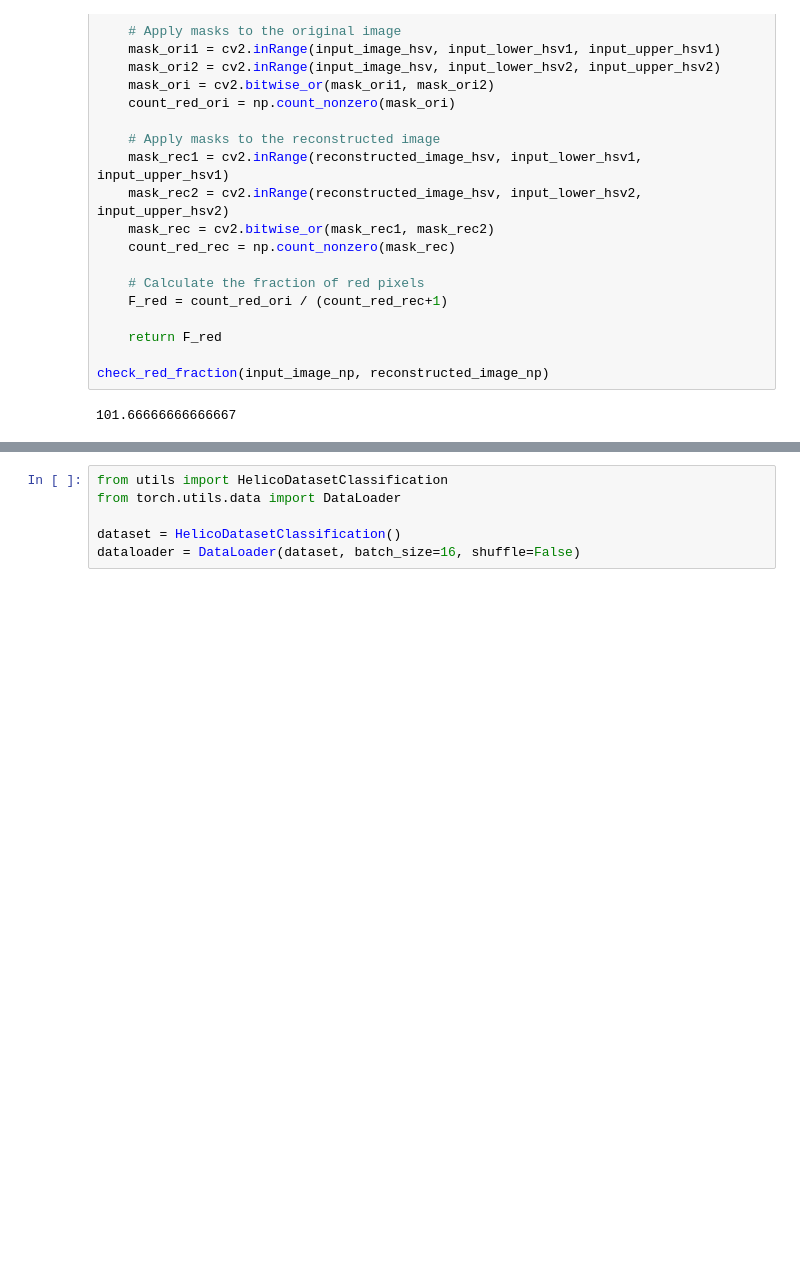
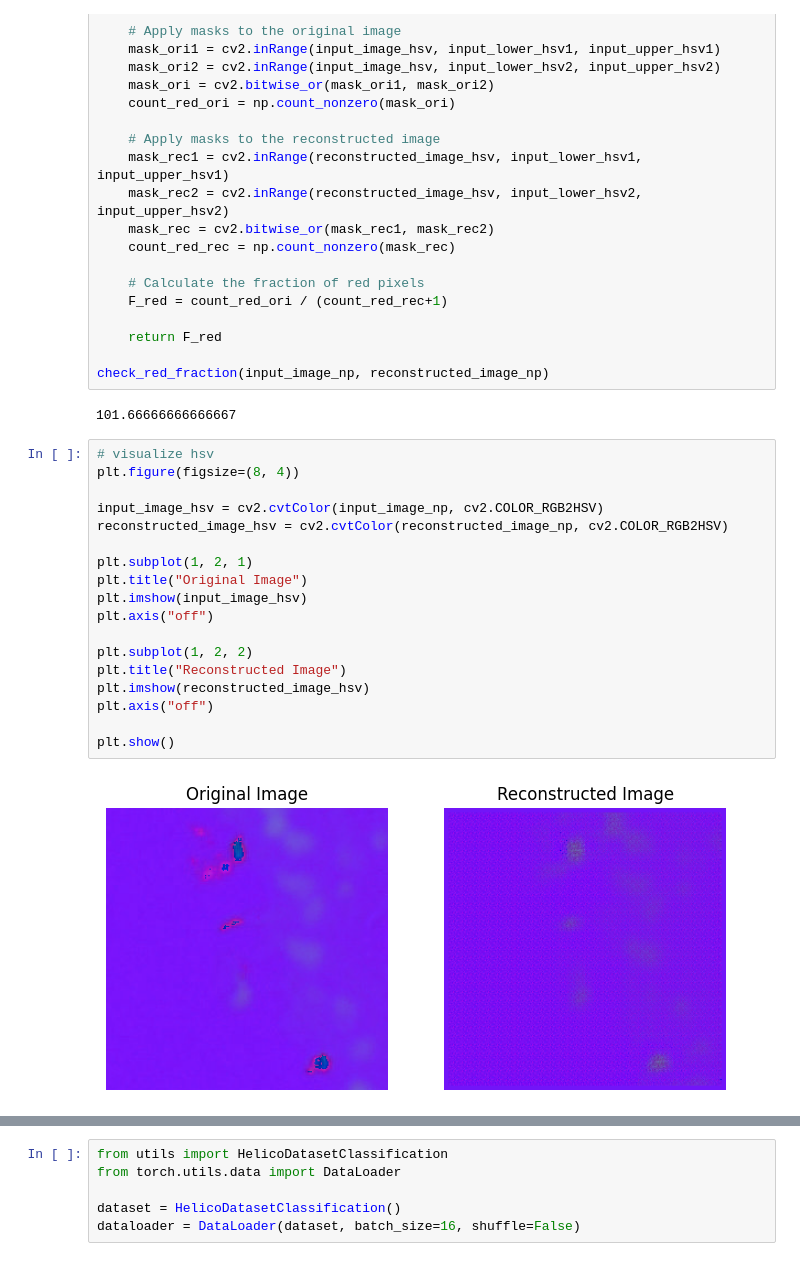
Before and after one commit to Pikurrot/MED-GIA, a Jupyter notebook: AnomalyDetection/inference_autoencoder_big.ipynb, the cells around one changed output, grey strips where cells are left out. Saved outputs shown, nothing was run; the diff lists cells and outputs as text; blank space fills up the shorter version.

Commit message:
Plot differences AE big vs small

```diff
--- a/AnomalyDetection/inference_autoencoder_big.ipynb
+++ b/AnomalyDetection/inference_autoencoder_big.ipynb
@@ -133,3 +133,23 @@ def check_red_fraction(orig, reco):
 check_red_fraction(input_image_np, reconstructed_image_np)
 # %% [output]
 101.66666666666667
+# %%
+# visualize hsv
+plt.figure(figsize=(8, 4))
+
+input_image_hsv = cv2.cvtColor(input_image_np, cv2.COLOR_RGB2HSV)
+reconstructed_image_hsv = cv2.cvtColor(reconstructed_image_np, cv2.COLOR_RGB2HSV)
+
+plt.subplot(1, 2, 1)
+plt.title("Original Image")
+plt.imshow(input_image_hsv)
+plt.axis("off")
+
+plt.subplot(1, 2, 2)
+plt.title("Reconstructed Image")
+plt.imshow(reconstructed_image_hsv)
+plt.axis("off")
+
+plt.show()
+# %% [output]
+[figure, added]
```
Also changed, not shown: parts of 1 cell of this notebook, 1 other file.
